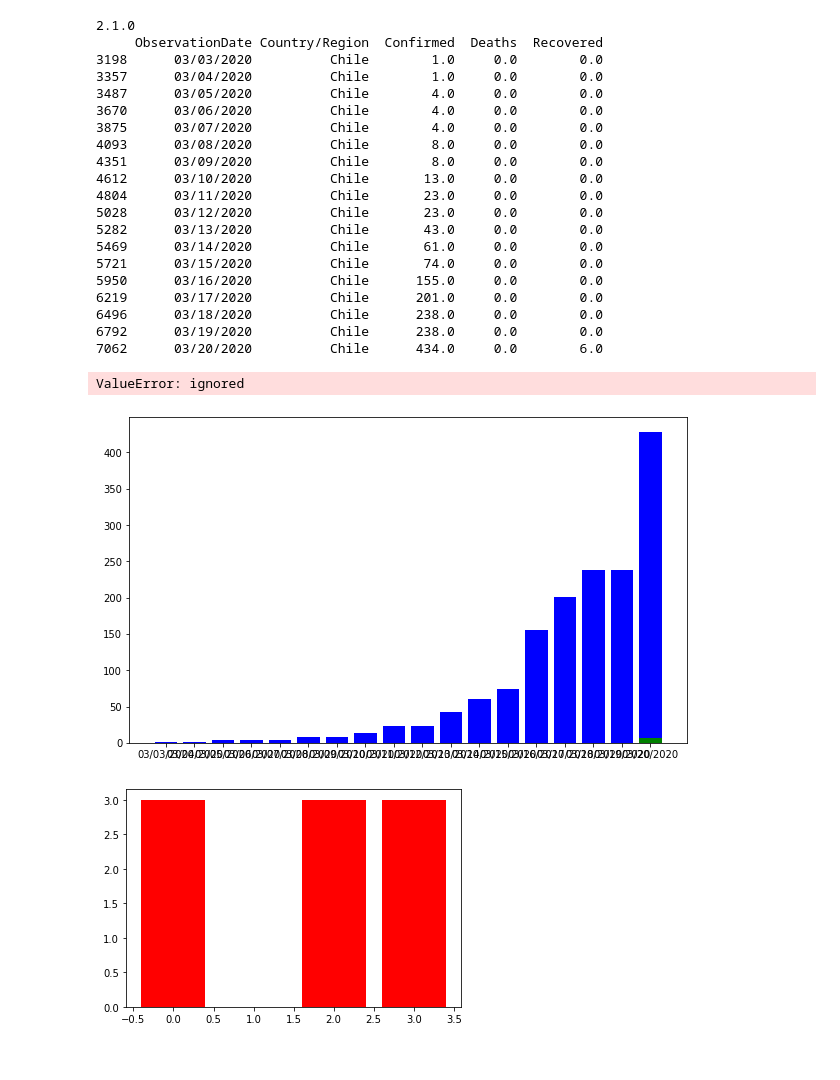
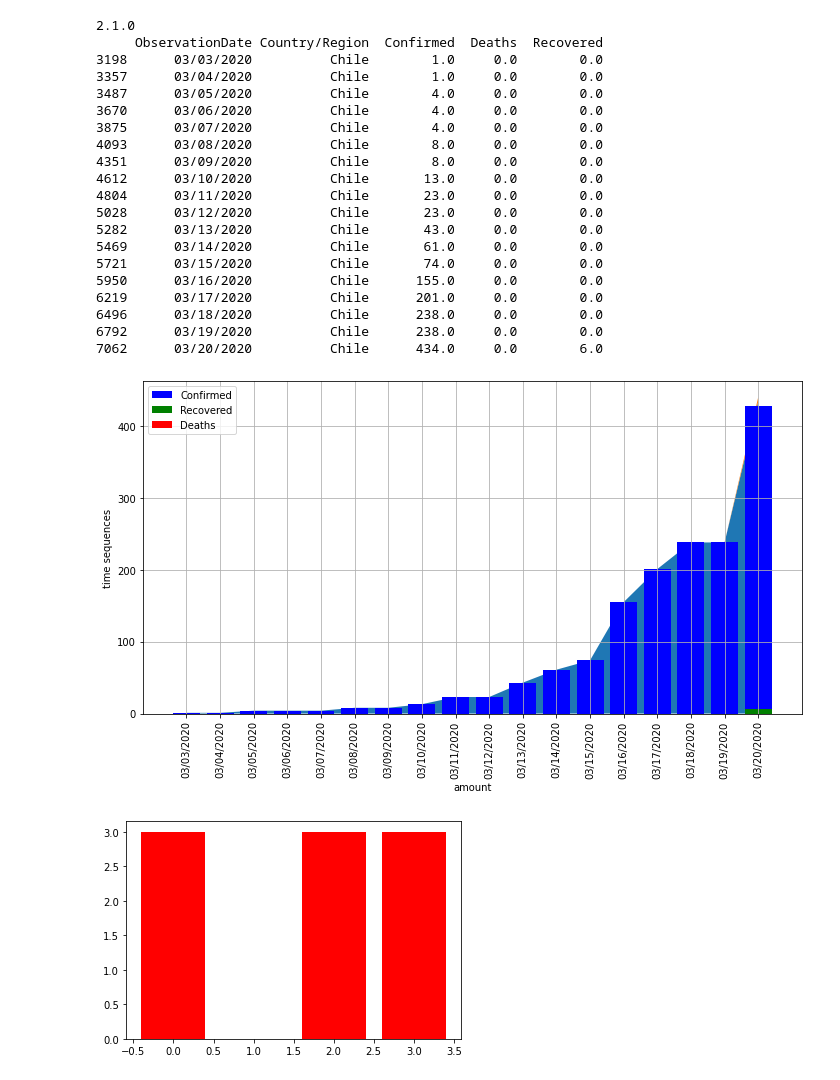
Before and after one commit to GUNTERMAXIMUS/covid-19predictCL, a Jupyter notebook: Prediccion_Covid_19.ipynb, the cells around one changed output. Cells and saved outputs as stored; diff of their text form; code cells hidden in the pictures.

```diff
--- a/Prediccion_Covid_19.ipynb
+++ b/Prediccion_Covid_19.ipynb
@@ -29,40 +29,39 @@ plt.figure(figsize = (10, 6))
 plt.bar(x, (df.Confirmed)-(df.Recovered + df.Deaths), label = 'Confirmed', color = 'blue')
 plt.bar(x, df.Recovered, label = 'Recovered', color = 'green')
 plt.bar(x, df.Deaths, label = 'Deaths', color = 'red')
-plt.stackplot(y, df.Confirmed, df.Recovered)
+plt.stackplot(x, df.Confirmed, df.Recovered, df.Deaths)
 plt.xlabel('amount')
 plt.ylabel('time sequences')
 plt.legend(loc = 'upper left')
 plt.xticks(rotation = 'vertical')
 plt.tight_layout()
 plt.grid(True)
 
 plt.show()
 
 ###
 # %% [output]
 2.1.0
      ObservationDate Country/Region  Confirmed  Deaths  Recovered
 3198      03/03/2020          Chile        1.0     0.0        0.0
 3357      03/04/2020          Chile        1.0     0.0        0.0
 3487      03/05/2020          Chile        4.0     0.0        0.0
 3670      03/06/2020          Chile        4.0     0.0        0.0
 3875      03/07/2020          Chile        4.0     0.0        0.0
 4093      03/08/2020          Chile        8.0     0.0        0.0
 4351      03/09/2020          Chile        8.0     0.0        0.0
 4612      03/10/2020          Chile       13.0     0.0        0.0
 4804      03/11/2020          Chile       23.0     0.0        0.0
 5028      03/12/2020          Chile       23.0     0.0        0.0
 5282      03/13/2020          Chile       43.0     0.0        0.0
 5469      03/14/2020          Chile       61.0     0.0        0.0
 5721      03/15/2020          Chile       74.0     0.0        0.0
 5950      03/16/2020          Chile      155.0     0.0        0.0
 6219      03/17/2020          Chile      201.0     0.0        0.0
 6496      03/18/2020          Chile      238.0     0.0        0.0
 6792      03/19/2020          Chile      238.0     0.0        0.0
 7062      03/20/2020          Chile      434.0     0.0        6.0
-ValueError: ignored
-[figure, old version]
+[figure, new version]
 # %%
 x = [0, 2, 3]
 plt.bar(x, 3, label = 'Confirmed', color = 'red')#ASI FUNCIONA LA WEA
```
Also changed, not shown: parts of 2 cells of this notebook.
